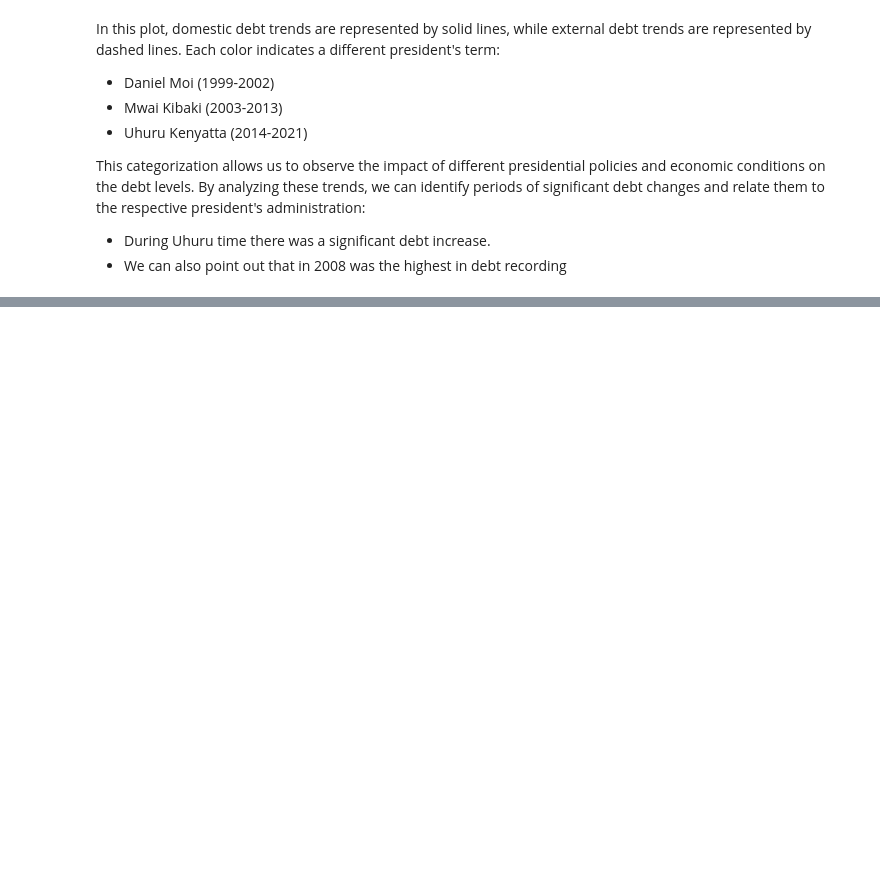
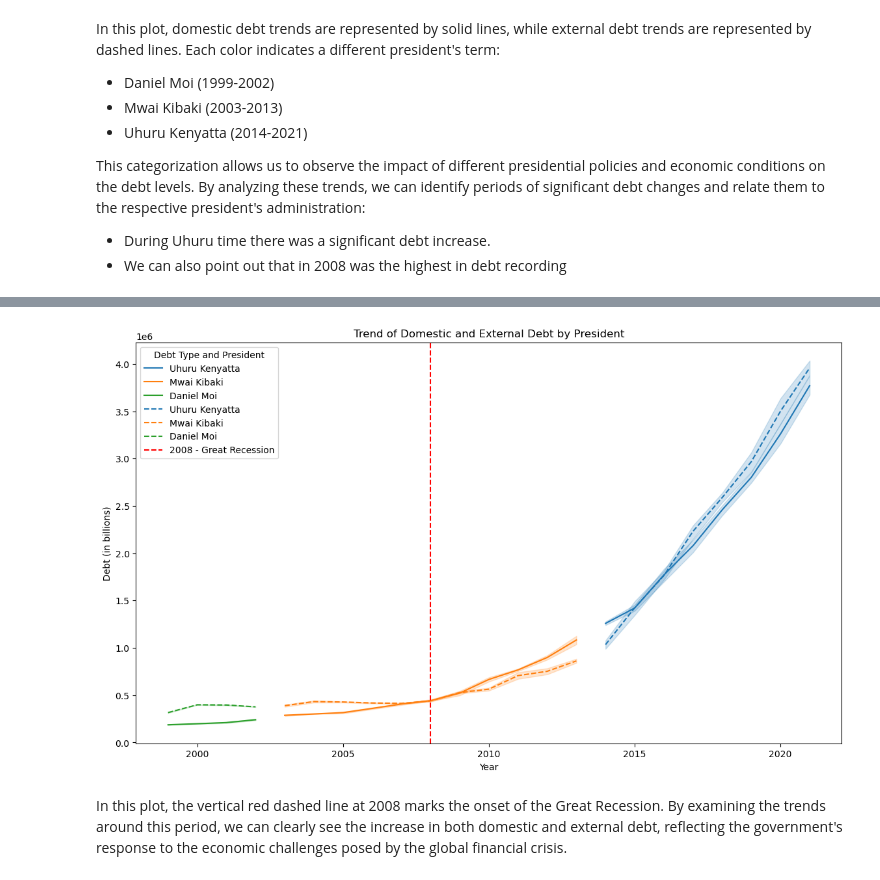
Before and after one commit to jakkkc/Kenya_financial_debts, a Jupyter notebook: kenya_fin_debts.ipynb, the cells around one changed output, grey strips where cells are left out. Cells and saved outputs as stored; diff of their text form; code cells hidden in the pictures; blank space fills up the shorter version.

Commit message:
add recession graph

```diff
--- a/kenya_fin_debts.ipynb
+++ b/kenya_fin_debts.ipynb
@@ -258,0 +269,14 @@ plt.show()
+# %%
+plt.figure(figsize=(14, 8))
+sns.lineplot(data=df, x='Year', y='Domestic Debt', hue='President', palette='tab10')
+sns.lineplot(data=df, x='Year', y='External Debt', hue='President', palette='tab10', linestyle='--')
+plt.axvline(x=2008, color='red', linestyle='--', label='2008 - Great Recession')
+plt.title('Trend of Domestic and External Debt by President')
+plt.xlabel('Year')
+plt.ylabel('Debt (in billions)')
+plt.legend(title='Debt Type and President')
+plt.show()
+# %% [output]
+[figure, added]
+# %% [markdown]
+In this plot, the vertical red dashed line at 2008 marks the onset of the Great Recession. By examining the trends around this period, we can clearly see the increase in both domestic and external debt, reflecting the government's response to the economic challenges posed by the global financial crisis.
```
Also changed, not shown: parts of 3 cells of this notebook.
